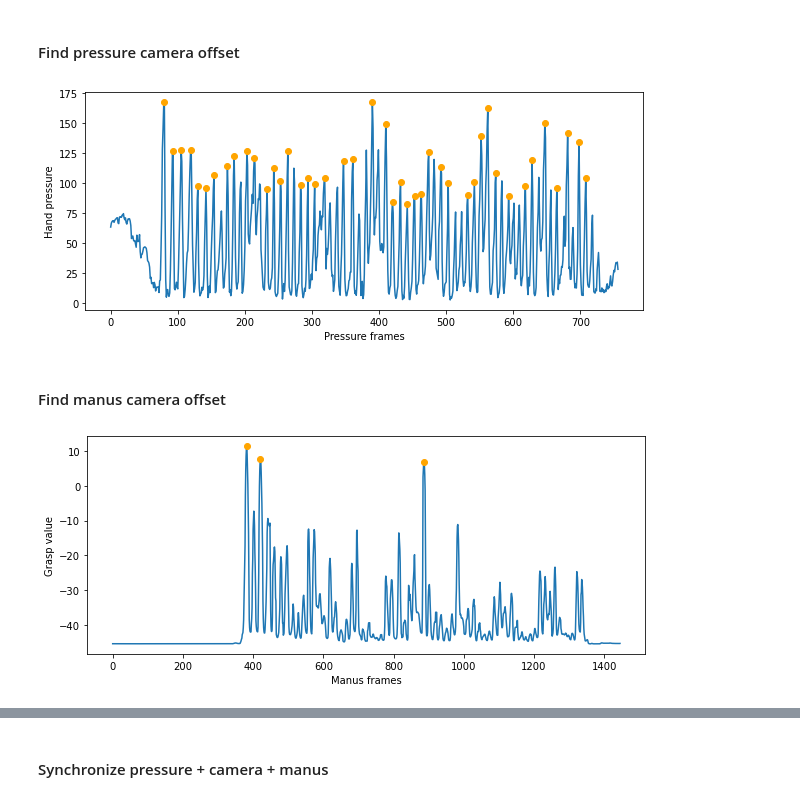
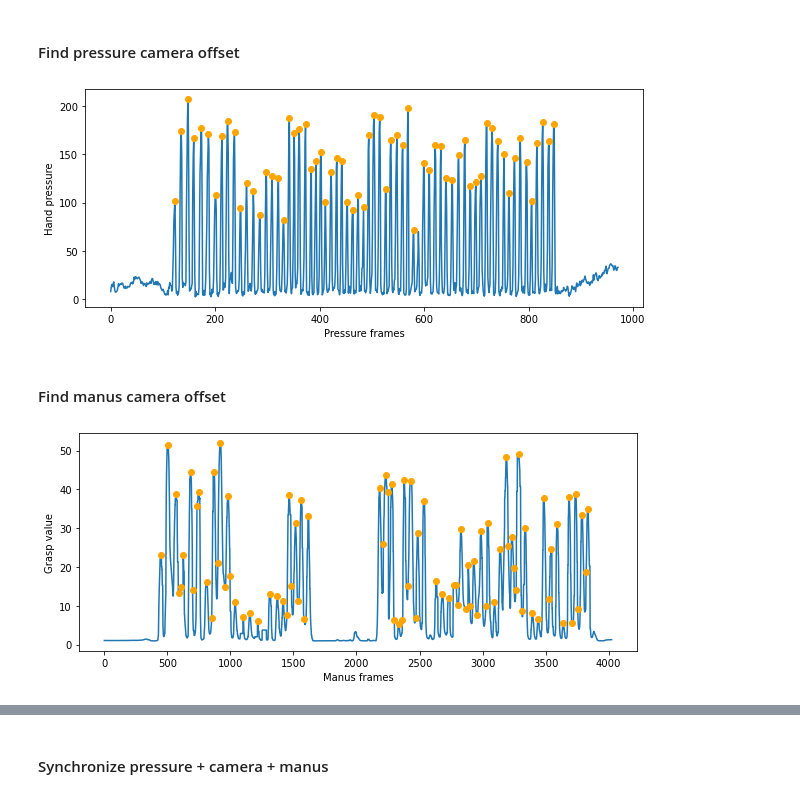
Before and after one commit to lucas-ventura/tactile2object, a Jupyter notebook: real_data/extract_pointcloud.ipynb, the cells around one changed output, grey strips where cells are left out. Cells and saved outputs as stored; diff of their text form; code cells hidden in the pictures.

Commit message:
New recording (r3 with wood block)

```diff
--- a/real_data/extract_pointcloud.ipynb
+++ b/real_data/extract_pointcloud.ipynb
@@ -17,11 +17,8 @@ sys.path.insert(1, manopth_dir)
 from manus.utils import Pressure
 from manus.sensors import SensorsLocation
 # %%
-recording = "round_2_fixed_wooden_cube/"
-recording = "round_3_fixed_bottle_pose_1/"
-
 data_dir = "C:/Users/lucas/Desktop/UPC/MIT/tactile2object/real_data/data"
-recording = "20210727_woIMU/r4/"
+recording = "20210803/r3/"
 recording_dir = os.path.join(data_dir, recording)
 
 for name in os.listdir(recording_dir):
@@ -35,7 +32,7 @@ for name in os.listdir(recording_dir):
         print("pressure_file:", name)
         perssure_pth = name_pth
 
-    elif ".fbx" in name:
+    elif ".xlsx" in name:
         print("manus_file:", name)
         manus_pth = name_pth
 
@@ -85,8 +79,8 @@ ts_manus = manus.get_ts(fps=19.67)
 # %% [markdown]
 #### Find pressure camera offset
 # %%
-pressure.plot_peaks(height=80)
+pressure.plot_peaks(height=70, distance=5)
 # %% [output]
-[figure, old version]
+[figure, new version]
 # %%
 # Index of first pressure peak
@@ -106,4 +100,4 @@ pc_offset = ts_first_p - ts_first_c
 # %%
 manus.plot_grasps(height=5)
 # %% [output]
-[figure, old version]
+[figure, new version]
```
Also changed, not shown: parts of 17 cells of this notebook.
